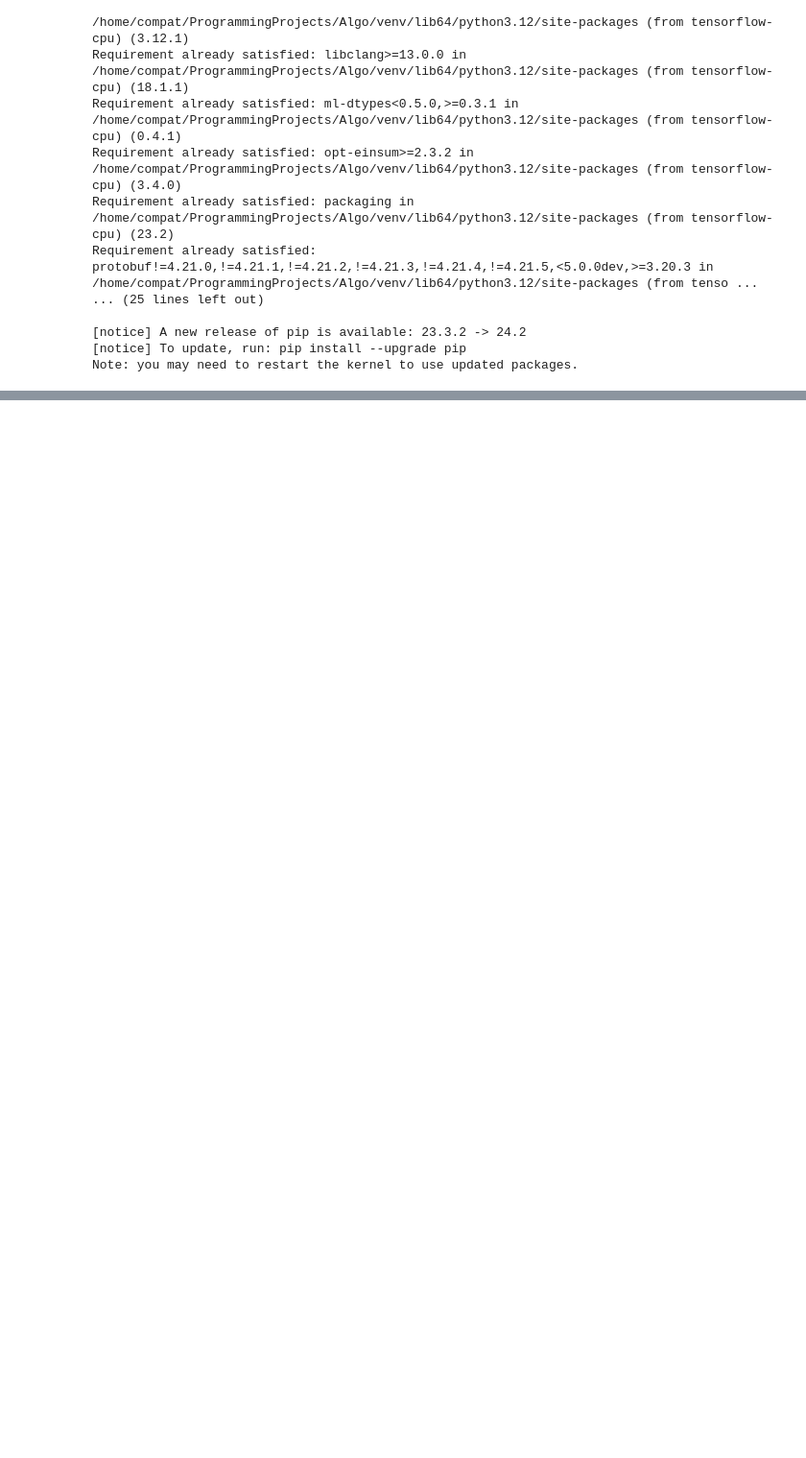
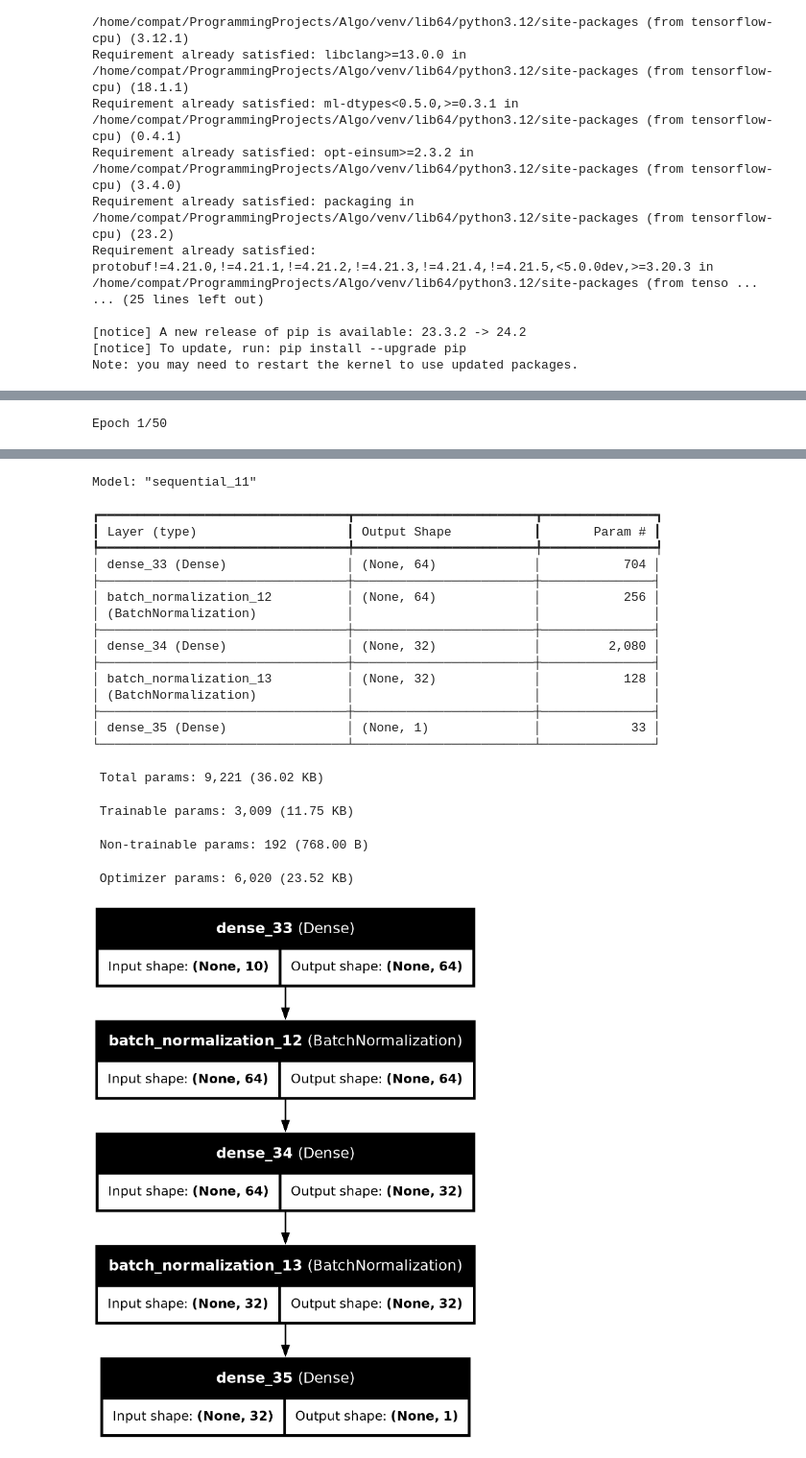
Before and after one commit to wasiful/py-libs-workshops, a Jupyter notebook: Deep_learning/project1.ipynb, the cells around one changed output, grey strips where cells are left out. Shown at 96% size. Saved outputs shown, nothing was run; the diff lists cells and outputs as text; code cells hidden in the pictures; blank space fills up the shorter version.

```diff
--- a/Deep_learning/project1.ipynb
+++ b/Deep_learning/project1.ipynb
@@ -118,7 +223,21 @@ X_train, X_test, y_train, y_test = train_test_split(X, y, test_size=0.2, random_
 # %%
-model = Sequential([
+# Define a neural network with Batch Normalization using the Sequential API
+model_bn = Sequential([
     Dense(64, activation='relu', input_shape=(X_train.shape[1],)),
+    BatchNormalization(),  # Batch Normalization layer
     Dense(32, activation='relu'),
+    BatchNormalization(),  # Another Batch Normalization layer
     Dense(1)
 ])
-model.compile(optimizer='adam', loss='mse', metrics=['mae'])
+
+# Compile the model
+model_bn.compile(optimizer='adam', loss='mse', metrics=['mae'])
+
+# Train the model
+history_bn = model_bn.fit(X_train, y_train, validation_data=(X_val, y_val), epochs=50)
+
+# Display training information
+model_bn.summary()
+plot_model(model_bn, show_shapes=True, show_layer_names=True, to_file='model_with_batch_norm.png')
+# %% [output]
+Epoch 1/50
@@ -124,0 +261,21 @@ model.compile(optimizer='adam', loss='mse', metrics=['mae'])
+Model: "sequential_11"
+┏━━━━━━━━━━━━━━━━━━━━━━━━━━━━━━━━━┳━━━━━━━━━━━━━━━━━━━━━━━━┳━━━━━━━━━━━━━━━┓
+┃ Layer (type)                    ┃ Output Shape           ┃       Param # ┃
+┡━━━━━━━━━━━━━━━━━━━━━━━━━━━━━━━━━╇━━━━━━━━━━━━━━━━━━━━━━━━╇━━━━━━━━━━━━━━━┩
+│ dense_33 (Dense)                │ (None, 64)             │           704 │
+├─────────────────────────────────┼────────────────────────┼───────────────┤
+│ batch_normalization_12          │ (None, 64)             │           256 │
+│ (BatchNormalization)            │                        │               │
+├─────────────────────────────────┼────────────────────────┼───────────────┤
+│ dense_34 (Dense)                │ (None, 32)             │         2,080 │
+├─────────────────────────────────┼────────────────────────┼───────────────┤
+│ batch_normalization_13          │ (None, 32)             │           128 │
+│ (BatchNormalization)            │                        │               │
+├─────────────────────────────────┼────────────────────────┼───────────────┤
+│ dense_35 (Dense)                │ (None, 1)              │            33 │
+└─────────────────────────────────┴────────────────────────┴───────────────┘
+ Total params: 9,221 (36.02 KB)
+ Trainable params: 3,009 (11.75 KB)
+ Non-trainable params: 192 (768.00 B)
+ Optimizer params: 6,020 (23.52 KB)
+[figure, added]
```
Also changed, not shown: parts of 23 cells of this notebook, 11 other files.
